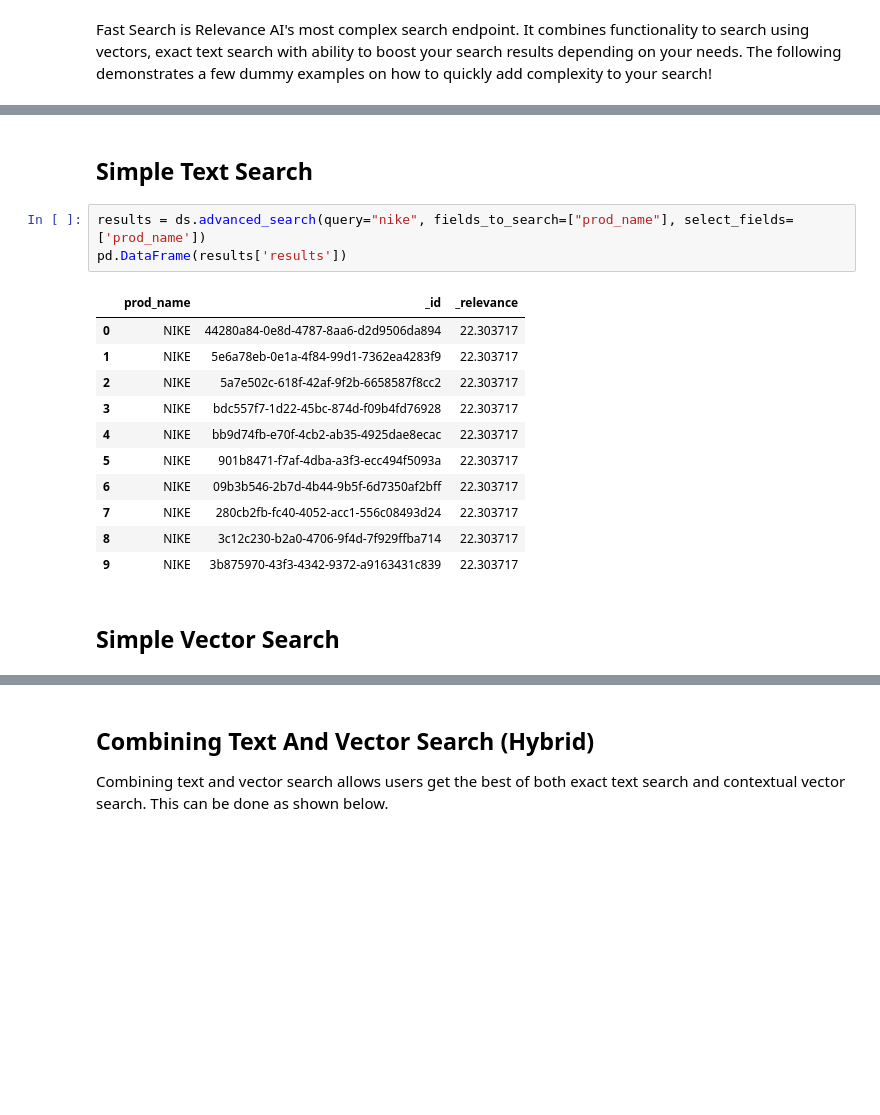
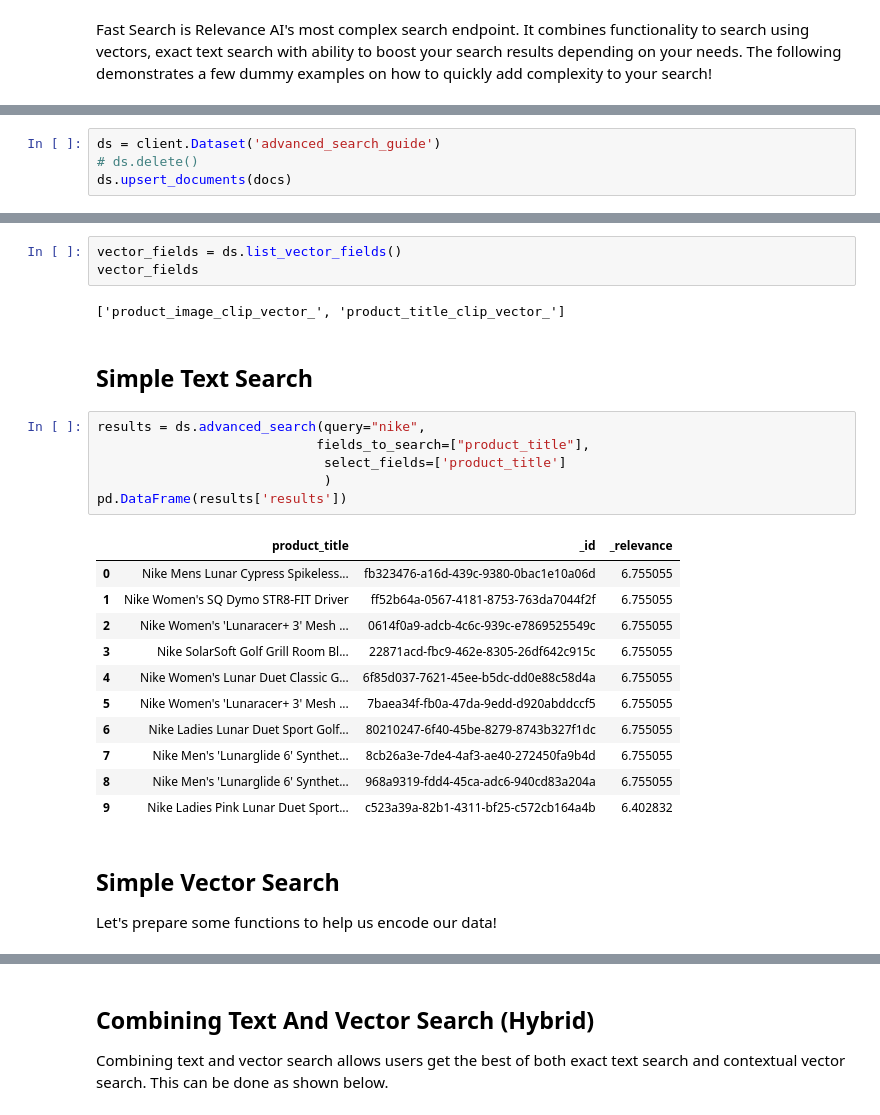
Before and after one commit to RelevanceAI/relevanceai, a Jupyter notebook: guides/advanced_search_guide.ipynb, the cells around one changed output, grey strips where cells are left out. Cells and saved outputs as stored; diff of their text form; blank space fills up the shorter version.

Commit message:
Adding advanced search guide

```diff
--- a/guides/advanced_search_guide.ipynb
+++ b/guides/advanced_search_guide.ipynb
@@ -15,0 +60,4 @@ ds = client.Dataset("clothes")
+# %%
+ds = client.Dataset('advanced_search_guide')
+# ds.delete()
+ds.upsert_documents(docs)
@@ -16,19 +79,29 @@ ds = client.Dataset("clothes")
+# %%
+vector_fields = ds.list_vector_fields()
+vector_fields
+# %% [output]
+['product_image_clip_vector_', 'product_title_clip_vector_']
 # %% [markdown]
 ## Simple Text Search
 # %%
-results = ds.advanced_search(query="nike", fields_to_search=["prod_name"], select_fields=['prod_name'])
+results = ds.advanced_search(query="nike",
+                            fields_to_search=["product_title"],
+                             select_fields=['product_title']
+                             )
 pd.DataFrame(results['results'])
 # %% [output]
-|  | prod_name | _id | _relevance |
-| 0 | NIKE | 44280a84-0e8d-4787-8aa6-d2d9506da894 | 22.303717 |
-| 1 | NIKE | 5e6a78eb-0e1a-4f84-99d1-7362ea4283f9 | 22.303717 |
-| 2 | NIKE | 5a7e502c-618f-42af-9f2b-6658587f8cc2 | 22.303717 |
-| 3 | NIKE | bdc557f7-1d22-45bc-874d-f09b4fd76928 | 22.303717 |
-| 4 | NIKE | bb9d74fb-e70f-4cb2-ab35-4925dae8ecac | 22.303717 |
-| 5 | NIKE | 901b8471-f7af-4dba-a3f3-ecc494f5093a | 22.303717 |
-| 6 | NIKE | 09b3b546-2b7d-4b44-9b5f-6d7350af2bff | 22.303717 |
-| 7 | NIKE | 280cb2fb-fc40-4052-acc1-556c08493d24 | 22.303717 |
-| 8 | NIKE | 3c12c230-b2a0-4706-9f4d-7f929ffba714 | 22.303717 |
-| 9 | NIKE | 3b875970-43f3-4342-9372-a9163431c839 | 22.303717 |
+|  | product_title | _id | _relevance |
+| 0 | Nike Mens Lunar Cypress Spikeless... | fb323476-a16d-439c-9380-0bac1e10a06d | 6.755055 |
+| 1 | Nike Women's SQ Dymo STR8-FIT Driver | ff52b64a-0567-4181-8753-763da7044f2f | 6.755055 |
+| 2 | Nike Women's 'Lunaracer+ 3' Mesh ... | 0614f0a9-adcb-4c6c-939c-e7869525549c | 6.755055 |
+| 3 | Nike SolarSoft Golf Grill Room Bl... | 22871acd-fbc9-462e-8305-26df642c915c | 6.755055 |
+| 4 | Nike Women's Lunar Duet Classic G... | 6f85d037-7621-45ee-b5dc-dd0e88c58d4a | 6.755055 |
+| 5 | Nike Women's 'Lunaracer+ 3' Mesh ... | 7baea34f-fb0a-47da-9edd-d920abddccf5 | 6.755055 |
+| 6 | Nike Ladies Lunar Duet Sport Golf... | 80210247-6f40-45be-8279-8743b327f1dc | 6.755055 |
+| 7 | Nike Men's 'Lunarglide 6' Synthet... | 8cb26a3e-7de4-4af3-ae40-272450fa9b4d | 6.755055 |
+| 8 | Nike Men's 'Lunarglide 6' Synthet... | 968a9319-fdd4-45ca-adc6-940cd83a204a | 6.755055 |
+| 9 | Nike Ladies Pink Lunar Duet Sport... | c523a39a-82b1-4311-bf25-c572cb164a4b | 6.402832 |
 # %% [markdown]
 ## Simple Vector Search
+
+Let's prepare some functions to help us encode our data!
```
Also changed, not shown: parts of 17 cells of this notebook.
